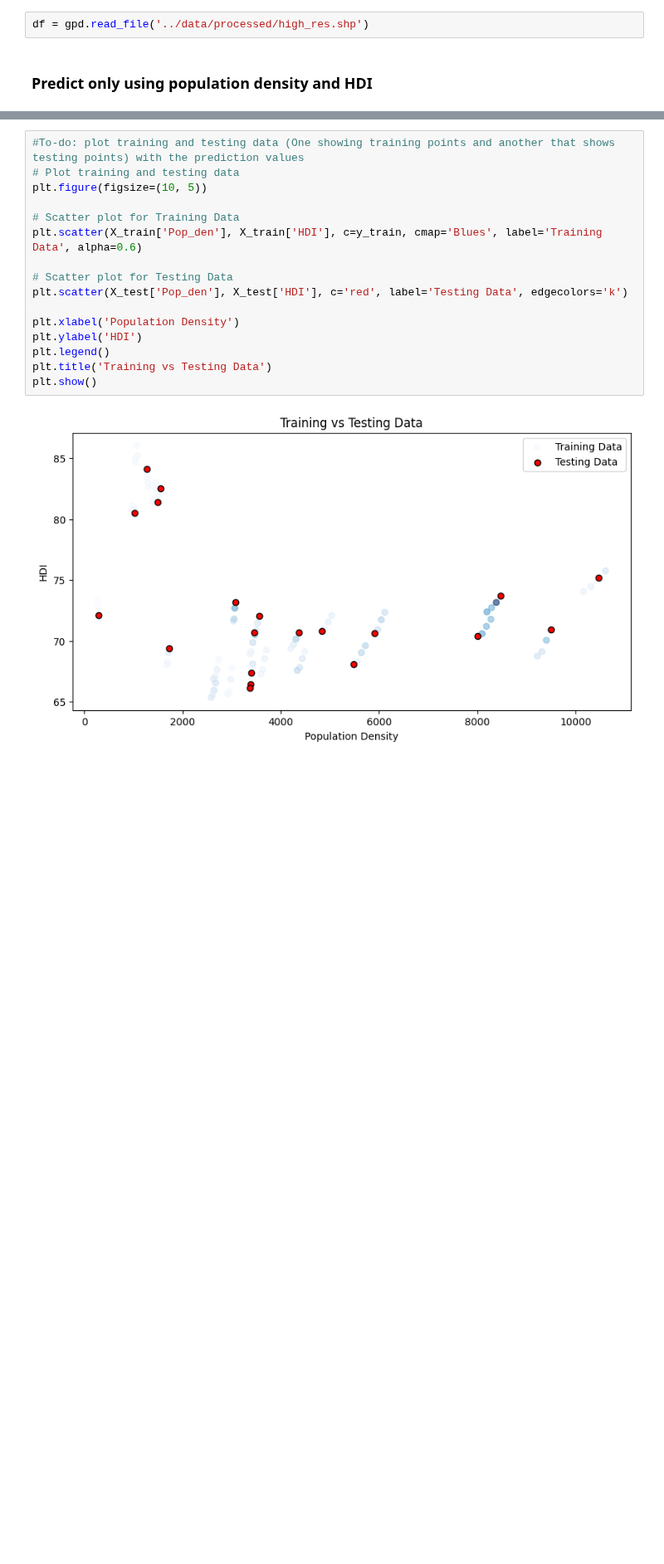
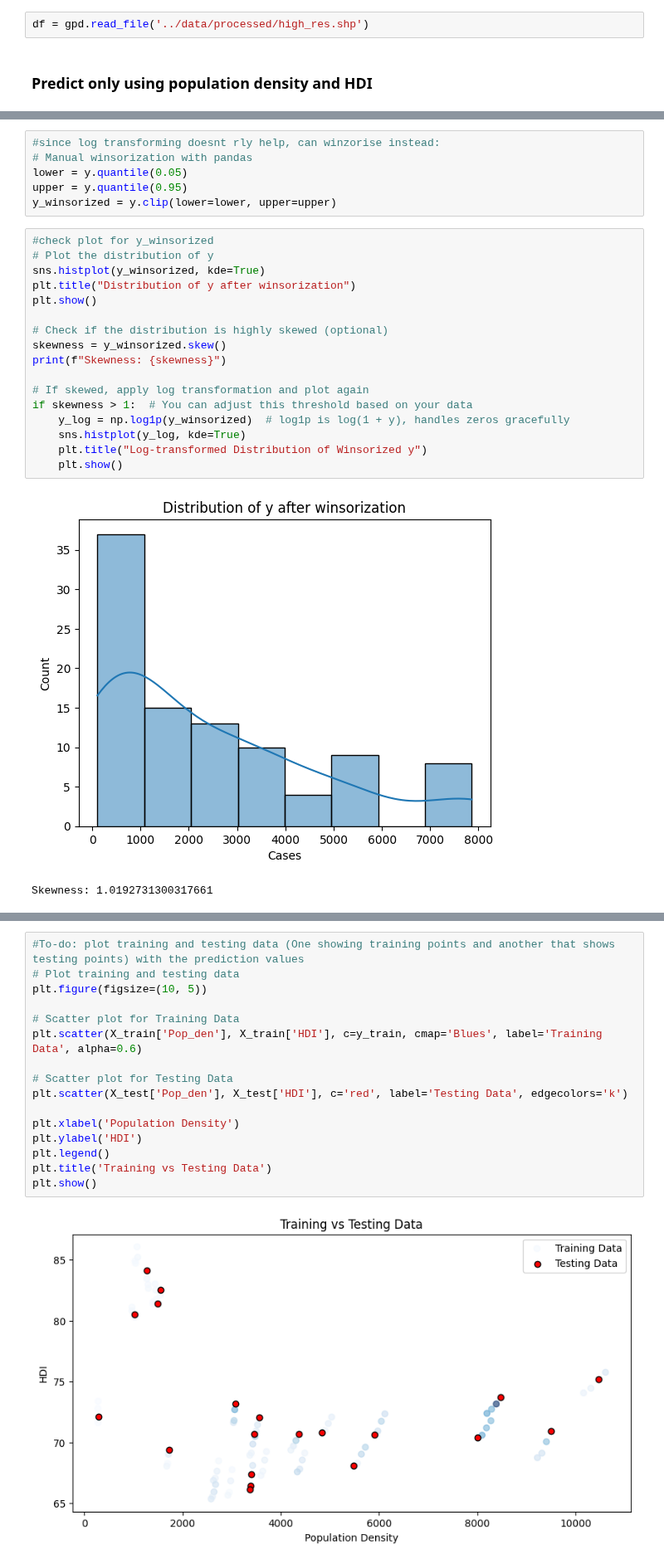
Before and after one commit to jeswid/DSE_FYP, a Jupyter notebook: src/Random_Forest.ipynb, the cells around one changed output, grey strips where cells are left out. Shown at 83% size. Saved outputs shown, nothing was run; the diff lists cells and outputs as text; blank space fills up the shorter version.

```diff
--- a/src/Random_Forest.ipynb
+++ b/src/Random_Forest.ipynb
@@ -31,0 +57,26 @@ X_train, X_test, y_train, y_test, train_index, test_index = train_test_split(
+# %%
+#since log transforming doesnt rly help, can winzorise instead:
+# Manual winsorization with pandas
+lower = y.quantile(0.05)
+upper = y.quantile(0.95)
+y_winsorized = y.clip(lower=lower, upper=upper)
+# %%
+#check plot for y_winsorized
+# Plot the distribution of y
+sns.histplot(y_winsorized, kde=True)
+plt.title("Distribution of y after winsorization")
+plt.show()
+
+# Check if the distribution is highly skewed (optional)
+skewness = y_winsorized.skew()
+print(f"Skewness: {skewness}")
+
+# If skewed, apply log transformation and plot again
+if skewness > 1:  # You can adjust this threshold based on your data
+    y_log = np.log1p(y_winsorized)  # log1p is log(1 + y), handles zeros gracefully
+    sns.histplot(y_log, kde=True)
+    plt.title("Log-transformed Distribution of Winsorized y")
+    plt.show()
+# %% [output]
+[figure, added]
+Skewness: 1.0192731300317661
```
Also changed, not shown: parts of 23 cells of this notebook, 4 other files.
